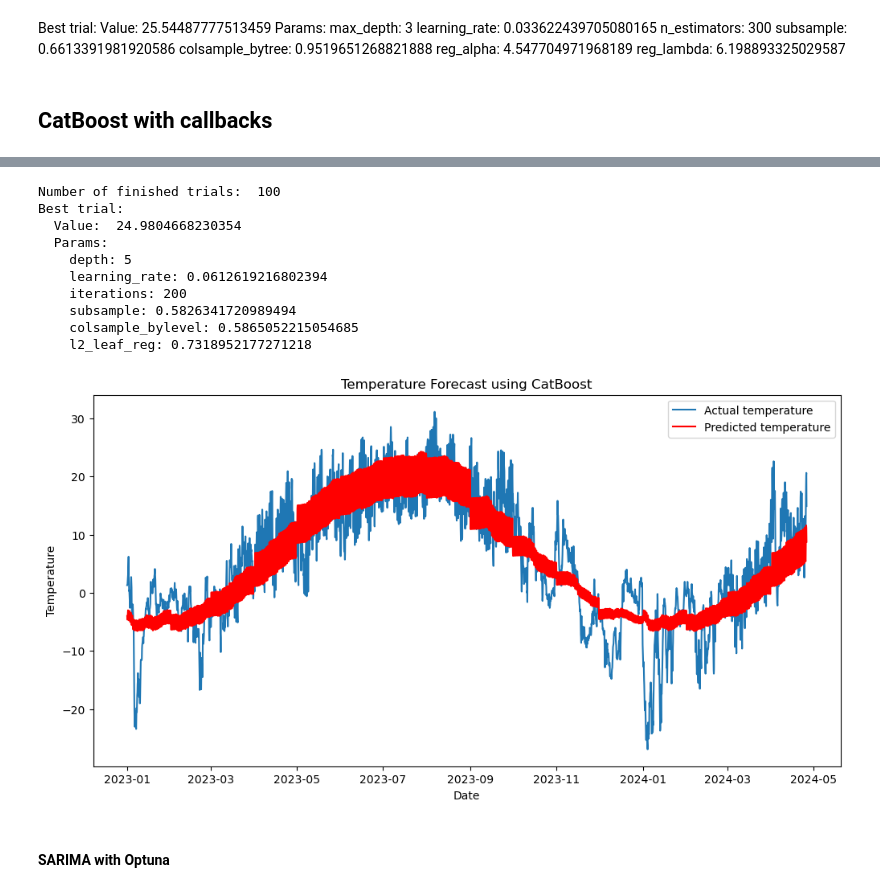
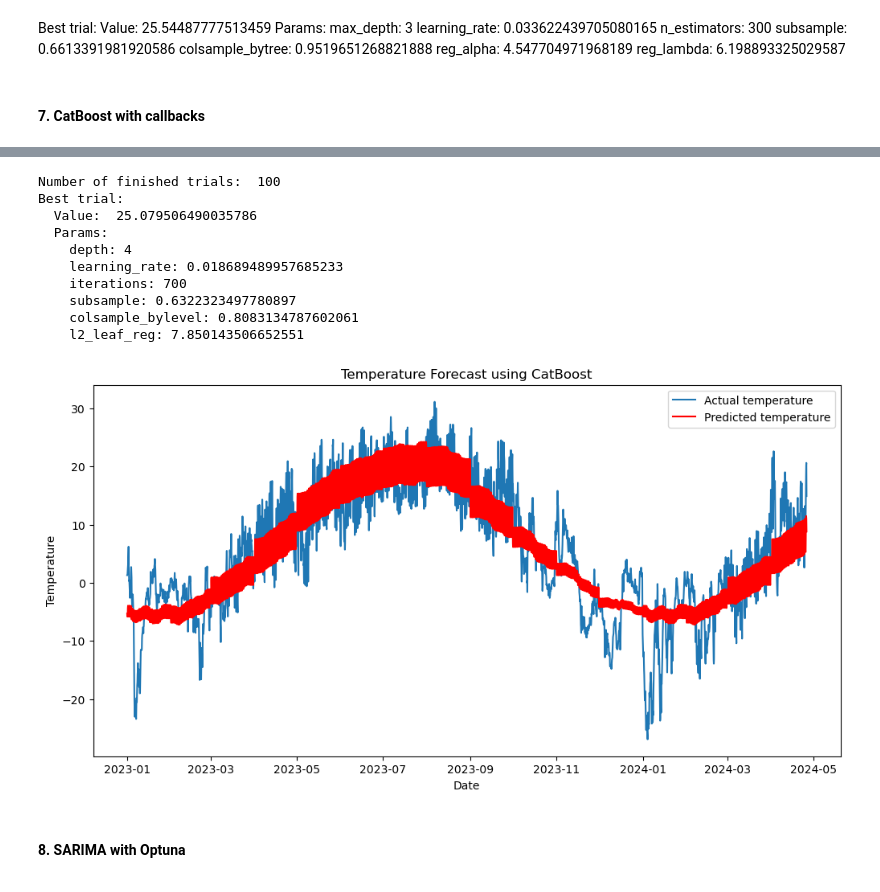
Before and after one commit to PeterOstr/malevich, a Jupyter notebook: weather_predict_models.ipynb, the cells around one changed output, grey strips where cells are left out. Saved outputs shown, nothing was run; the diff lists cells and outputs as text; code cells hidden in the pictures.

```diff
--- a/weather_predict_models.ipynb
+++ b/weather_predict_models.ipynb
@@ -448,6 +448,7 @@ import optuna
 from optuna.integration.mlflow import MLflowCallback
 import mlflow
 from mlflow.entities import RunStatus
+import joblib
 
 # Set your MLflow tracking URI
 mlflow_tracking_uri = 'http://localhost:5000'  # Замените на ваш действительный URI
@@ -538,16 +539,24 @@ print("  Params: ")
 for key, value in best_trial.params.items():
     print("    {}: {}".format(key, value))
 
-# Visualize results
-plt.figure(figsize=(12, 6))
-plt.plot(X_test, y_test, label='Actual temperature')
-
 # Using the best trial to predict
 best_params = best_trial.params
 best_xgb = xgb.XGBRegressor(**best_params)
 best_xgb.fit(X_train_features, y_train)
 forecast = best_xgb.predict(X_test_features)
 
+# Save the best model using joblib
+model_path = "xgb_model.joblib"
+joblib.dump(best_xgb, model_path)
+
+# Log the model to MLflow
+with mlflow.start_run() as run:
+    mlflow.log_params(best_params)
+    mlflow.log_artifact(model_path, artifact_path="models")
+
+# Visualize results
+plt.figure(figsize=(12, 6))
+plt.plot(X_test, y_test, label='Actual temperature')
 plt.plot(X_test, forecast, color='red', label='Predicted temperature')
 plt.title('Temperature Forecast using XGBoost')
 plt.xlabel('Date')
@@ -596,7 +605,7 @@ Best trial:
     reg_alpha: 4.547704971968189
     reg_lambda: 6.198893325029587
 # %% [markdown]
-## CatBoost with callbacks
+#### 7. CatBoost with callbacks
 # %%
 import catboost as cb
 import pandas as pd
@@ -606,6 +615,7 @@ import optuna
 from optuna.integration.mlflow import MLflowCallback
 import mlflow
 from mlflow.entities import RunStatus
+import joblib
 
 # Set your MLflow tracking URI
 mlflow_tracking_uri = 'http://localhost:5000'  # Замените на ваш действительный URI
@@ -693,16 +703,24 @@ print("  Params: ")
 for key, value in best_trial.params.items():
     print("    {}: {}".format(key, value))
 
-# Visualize results
-plt.figure(figsize=(12, 6))
-plt.plot(X_test, y_test, label='Actual temperature')
-
 # Using the best trial to predict
 best_params = best_trial.params
 best_cb = cb.CatBoostRegressor(**best_params, silent=True)
 best_cb.fit(X_train_features, y_train)
 forecast = best_cb.predict(X_test_features)
 
+# Save the best model using joblib
+model_path = "catboost_model.joblib"
+joblib.dump(best_cb, model_path)
+
+# Log the model to MLflow
+with mlflow.start_run() as run:
+    mlflow.log_params(best_params)
+    mlflow.log_artifact(model_path, artifact_path="models")
+
+# Visualize results
+plt.figure(figsize=(12, 6))
+plt.plot(X_test, y_test, label='Actual temperature')
 plt.plot(X_test, forecast, color='red', label='Predicted temperature')
 plt.title('Temperature Forecast using CatBoost')
 plt.xlabel('Date')
@@ -730,16 +748,16 @@ plt.show()
 Number of finished trials:  100
 Best trial:
-  Value:  24.9804668230354
+  Value:  25.079506490035786
   Params:
-    depth: 5
-    learning_rate: 0.0612619216802394
-    iterations: 200
-    subsample: 0.5826341720989494
-    colsample_bylevel: 0.5865052215054685
-    l2_leaf_reg: 0.7318952177271218
+    depth: 4
+    learning_rate: 0.018689489957685233
+    iterations: 700
+    subsample: 0.6322323497780897
+    colsample_bylevel: 0.8083134787602061
+    l2_leaf_reg: 7.850143506652551
-[figure, old version]
+[figure, new version]
 # %% [markdown]
-#### SARIMA with Optuna
+#### 8. SARIMA with Optuna
 # %%
 import pandas as pd
 import matplotlib.pyplot as plt
```
Also changed, not shown: parts of 5 cells of this notebook, 3 other files.
